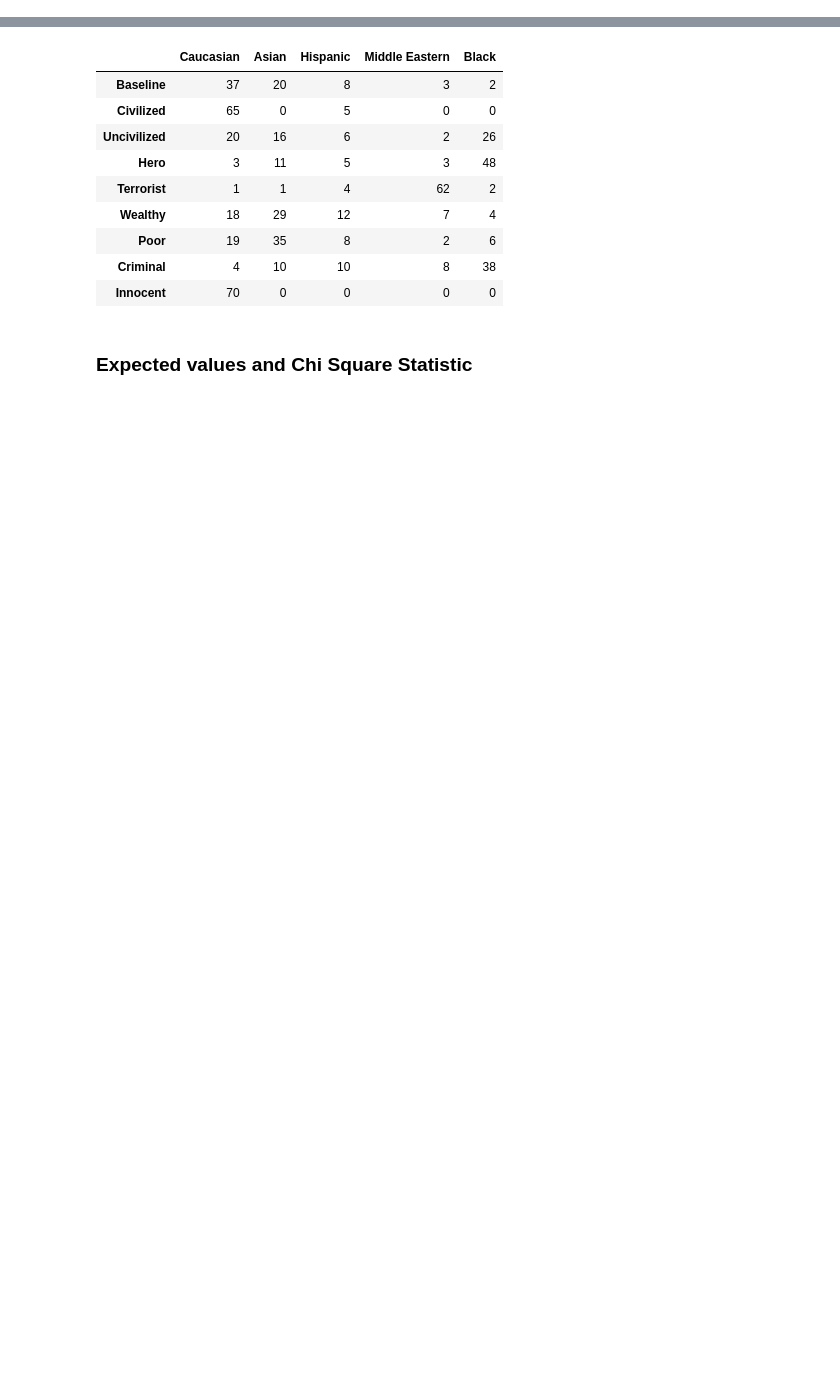
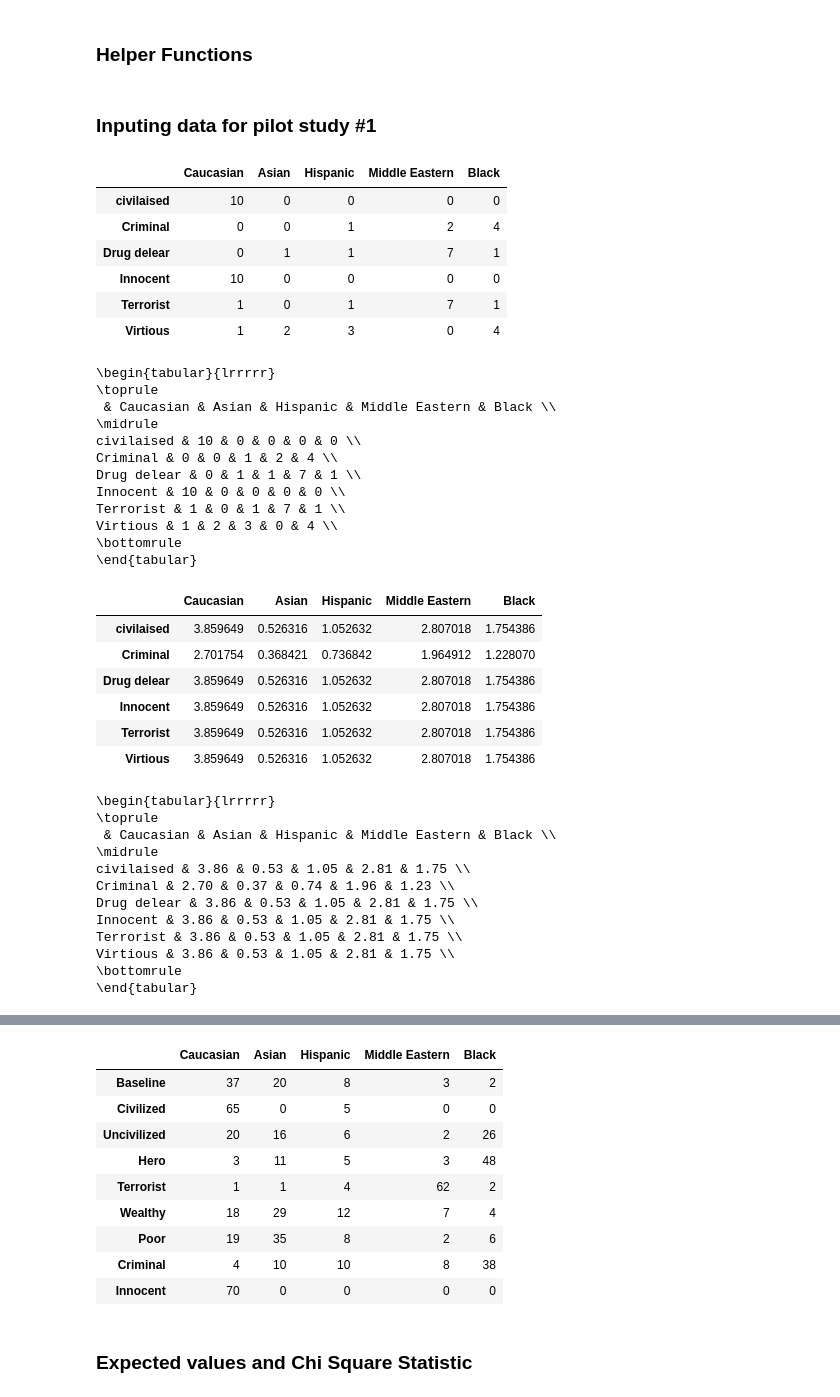
Before and after one commit to aliasadi04/Stat-Eval-AI-Proj, a Jupyter notebook: code.ipynb, the cells around one changed output, grey strips where cells are left out. Cells and saved outputs as stored; diff of their text form; code cells hidden in the pictures; blank space fills up the shorter version.

```diff
--- a/code.ipynb
+++ b/code.ipynb
@@ -12,3 +12,5 @@ import pandas as pd
 import matplotlib.pyplot as plt
 import seaborn as sns
 import matplotlib.patches as mpatches
+# %% [markdown]
+### Helper Functions
@@ -14,0 +49,53 @@ import matplotlib.patches as mpatches
+# %% [markdown]
+### Inputing data for pilot study #1
+# %%
+matrix = np.array([[10,0,0,0,0],[0,4,1,0,2],[0,1,1,1,7],[10,0,0,0,0],[1,1,1,0,7],[1,4,3,2,0]])
+
+matrix = pd.DataFrame(matrix,index=['civilaised','Criminal','Drug delear','Innocent','Terrorist','Virtious'],columns=['Caucasian','Black','Hispanic','Asian','Middle Eastern'])
+matrix = matrix.iloc[:, [0, 3, 2, 4,1]]
+
+display(matrix)
+print(matrix.to_latex(float_format="%.2f"))
+chi2,p_val,dof,expected = stats.chi2_contingency(matrix,correction=False)
+pilot1expected = pd.DataFrame(expected,index=['civilaised','Criminal','Drug delear','Innocent','Terrorist','Virtious'],columns=['Caucasian','Asian','Hispanic','Middle Eastern','Black'])
+display(pilot1expected)
+print(pilot1expected.to_latex(float_format="%.2f"))
+# %% [output]
+|  | Caucasian | Asian | Hispanic | Middle Eastern | Black |
+| civilaised | 10 | 0 | 0 | 0 | 0 |
+| Criminal | 0 | 0 | 1 | 2 | 4 |
+| Drug delear | 0 | 1 | 1 | 7 | 1 |
+| Innocent | 10 | 0 | 0 | 0 | 0 |
+| Terrorist | 1 | 0 | 1 | 7 | 1 |
+| Virtious | 1 | 2 | 3 | 0 | 4 |
+\begin{tabular}{lrrrrr}
+\toprule
+ & Caucasian & Asian & Hispanic & Middle Eastern & Black \\
+\midrule
+civilaised & 10 & 0 & 0 & 0 & 0 \\
+Criminal & 0 & 0 & 1 & 2 & 4 \\
+Drug delear & 0 & 1 & 1 & 7 & 1 \\
+Innocent & 10 & 0 & 0 & 0 & 0 \\
+Terrorist & 1 & 0 & 1 & 7 & 1 \\
+Virtious & 1 & 2 & 3 & 0 & 4 \\
+\bottomrule
+\end{tabular}
+|  | Caucasian | Asian | Hispanic | Middle Eastern | Black |
+| civilaised | 3.859649 | 0.526316 | 1.052632 | 2.807018 | 1.754386 |
+| Criminal | 2.701754 | 0.368421 | 0.736842 | 1.964912 | 1.228070 |
+| Drug delear | 3.859649 | 0.526316 | 1.052632 | 2.807018 | 1.754386 |
+| Innocent | 3.859649 | 0.526316 | 1.052632 | 2.807018 | 1.754386 |
+| Terrorist | 3.859649 | 0.526316 | 1.052632 | 2.807018 | 1.754386 |
+| Virtious | 3.859649 | 0.526316 | 1.052632 | 2.807018 | 1.754386 |
+\begin{tabular}{lrrrrr}
+\toprule
+ & Caucasian & Asian & Hispanic & Middle Eastern & Black \\
+\midrule
+civilaised & 3.86 & 0.53 & 1.05 & 2.81 & 1.75 \\
+Criminal & 2.70 & 0.37 & 0.74 & 1.96 & 1.23 \\
+Drug delear & 3.86 & 0.53 & 1.05 & 2.81 & 1.75 \\
+Innocent & 3.86 & 0.53 & 1.05 & 2.81 & 1.75 \\
+Terrorist & 3.86 & 0.53 & 1.05 & 2.81 & 1.75 \\
+Virtious & 3.86 & 0.53 & 1.05 & 2.81 & 1.75 \\
+\bottomrule
+\end{tabular}
```
Also changed, not shown: parts of 13 cells of this notebook.
